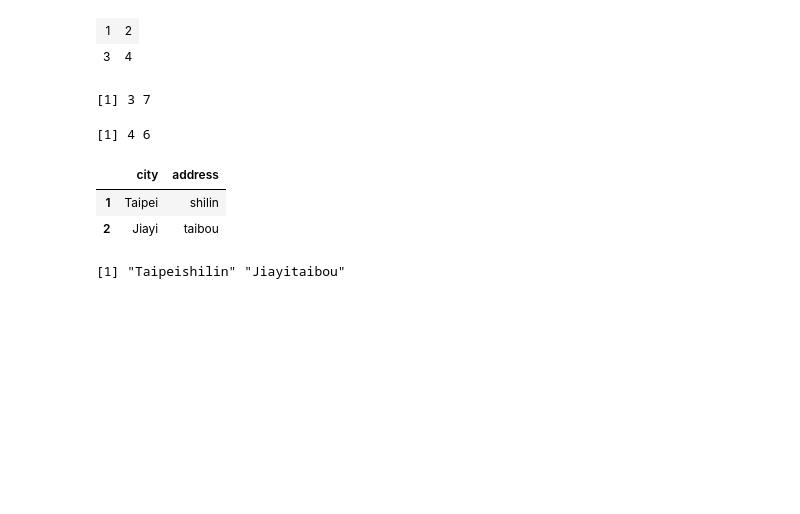
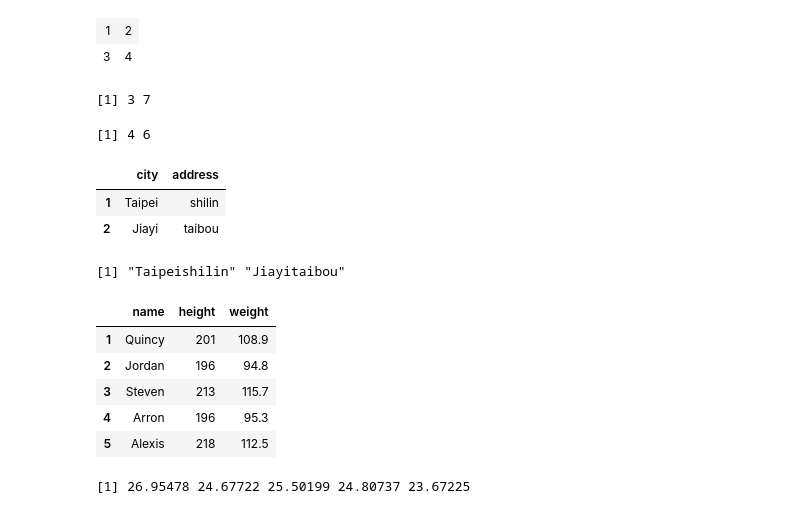
Before and after one commit to chho33/iii-R201603, a Jupyter notebook: R-20160303.ipynb, the cells around one changed output. Drawn from its saved outputs; the diff is of its cells as text; code cells hidden in the pictures; blank space fills up the shorter version.

```diff
--- a/R-20160303.ipynb
+++ b/R-20160303.ipynb
@@ -296,3 +296,22 @@ apply(address,1,paste,collapse="")
 | 1 | Taipei | shilin |
 | 2 | Jiayi | taibou |
 [1] "Taipeishilin" "Jiayitaibou"
+# %%
+df = data.frame(a=c(201,196,213,196,218),b=c(108.9,94.8,115.7,95.3,112.5))
+colnames(df) = c("height","weight")
+df_name = data.frame(name=c("Quincy","Jordan","Steven","Arron","Alexis"),
+                    stringsAsFactors=FALSE)
+df_with_name = cbind(df_name,df)
+df_with_name
+apply(df_with_name,1,function(x){
+    bmi = as.numeric(x[3])/(as.numeric(x[2])/100)^2
+    bmi
+})
+# %% [output]
+|  | name | height | weight |
+| 1 | Quincy | 201 | 108.9 |
+| 2 | Jordan | 196 | 94.8 |
+| 3 | Steven | 213 | 115.7 |
+| 4 | Arron | 196 | 95.3 |
+| 5 | Alexis | 218 | 112.5 |
+[1] 26.95478 24.67722 25.50199 24.80737 23.67225
```
Also changed, not shown: parts of 4 cells of this notebook.
